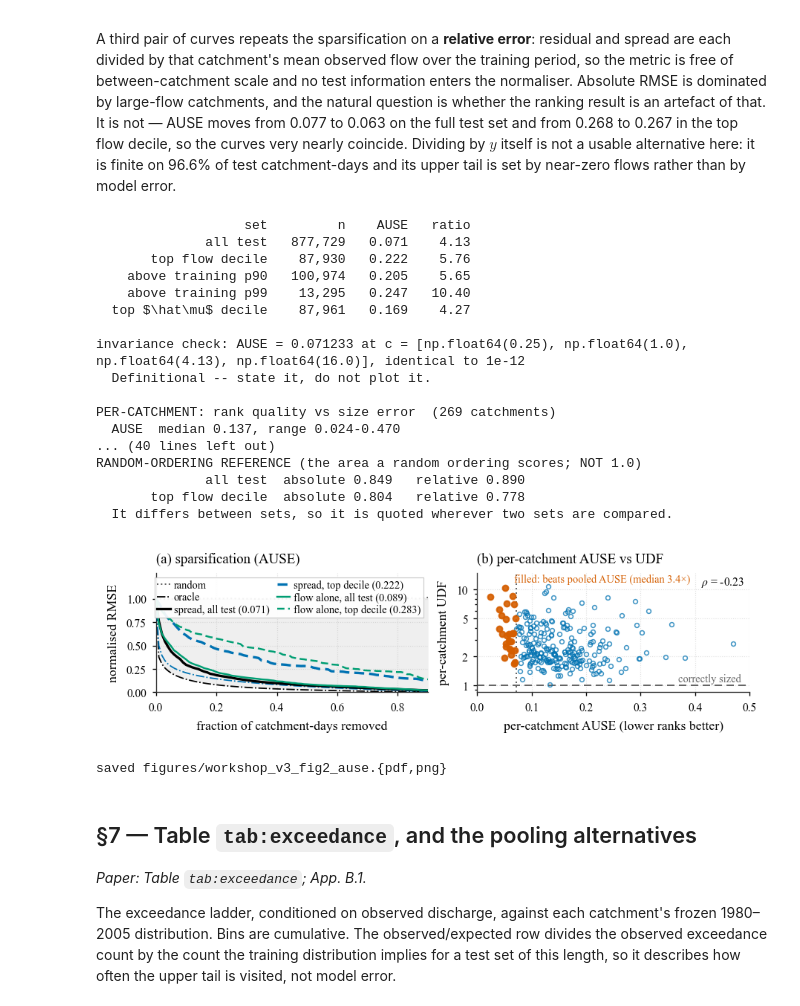
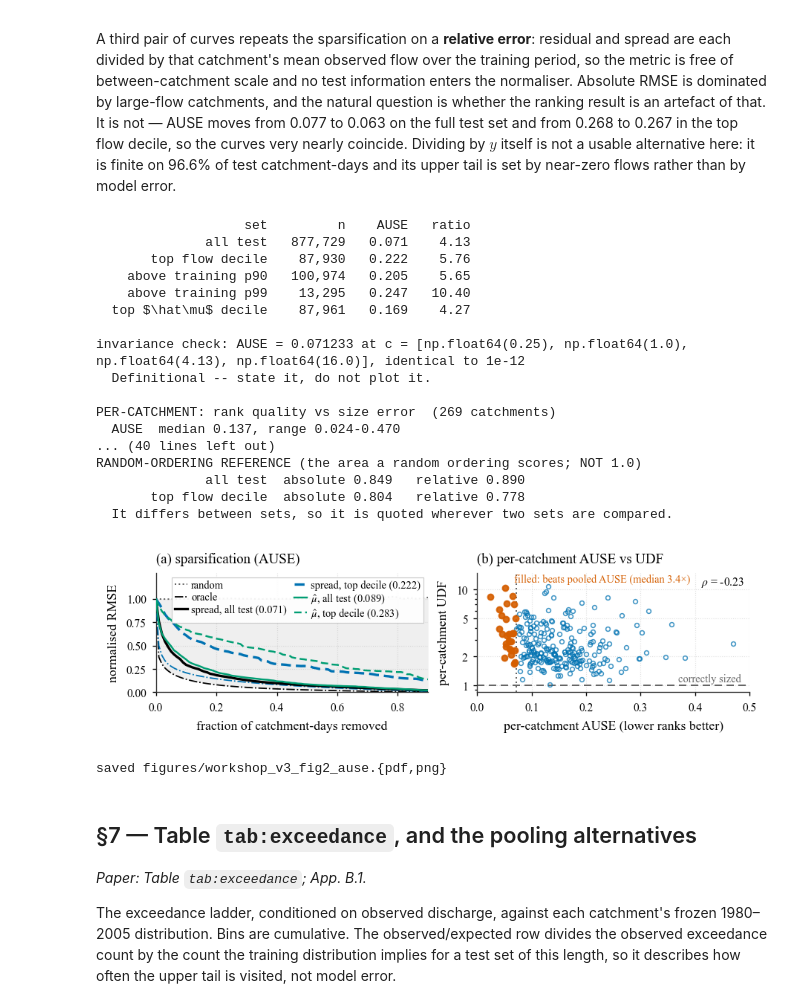
Before and after one commit to justin-gallant/lstm_ensemble_underdispersion, a Jupyter notebook: notebooks/02_workshop_figures.ipynb, the cells around one changed output. Cells and saved outputs as stored; diff of their text form; code cells hidden in the pictures.

Commit message:
Legend fixing

```diff
--- a/notebooks/02_workshop_figures.ipynb
+++ b/notebooks/02_workshop_figures.ipynb
@@ -681,9 +681,9 @@ for _nm, _m in (("all test", SETS["all test"]),
     _af, _cpf, _, _, _ = ause_parts(_m, key=mu)
     AU_FLOW[_nm] = {"ause": float(_af), "curve": _cpf}
 a0.plot(fr, AU_FLOW["all test"]["curve"], "-", color=CG, lw=1.1, zorder=5,
-        label=f"flow alone, all test ({AU_FLOW['all test']['ause']:.3f})")
+        label=r"$\hat\mu$,"f" all test ({AU_FLOW['all test']['ause']:.3f})")
 a0.plot(fr, AU_FLOW["top flow decile"]["curve"], ls=(0, (4, 2)), color=CG, lw=1.1, zorder=5,
-        label=f"flow alone, top decile ({AU_FLOW['top flow decile']['ause']:.3f})")
+        label=r"$\hat\mu$,"f" top decile ({AU_FLOW['top flow decile']['ause']:.3f})")
 # ylim above 1 so the six-entry legend sits in empty space rather than over the steep drop
 a0.set_xlim(0, 0.9); a0.set_ylim(0, 1.28)
 a0.set_xticks([0, 0.2, 0.4, 0.6, 0.8]); a0.set_yticks([0, 0.25, 0.5, 0.75, 1.0])
@@ -770,34 +770,34 @@ for _nm in ("all test", "top flow decile"):
     print(f"{_nm:>22s}  absolute {AU_RAND[_nm]:.3f}   relative "
           f"{AU_REL[_nm]['random_reference']:.3f}")
 print("  It differs between sets, so it is quoted wherever two sets are compared.")
 assert abs(AU_REL["all test"]["ause"] - 0.0598) < 5e-4, AU_REL["all test"]["ause"]
 assert abs(AU_REL["top flow decile"]["ause"] - 0.2091) < 5e-4, AU_REL["top flow decile"]["ause"]
 assert abs(AU_FLOW["all test"]["ause"] - 0.0885) < 5e-4, AU_FLOW["all test"]["ause"]
 assert abs(AU_FLOW["top flow decile"]["ause"] - 0.2831) < 5e-4, AU_FLOW["top flow decile"]["ause"]
 
 fig.savefig(FIG_OUT/"workshop_v3_fig2_ause.pdf")
 fig.savefig(FIG_OUT/"workshop_v3_fig2_ause.png", dpi=400)
 plt.show()
 print("saved figures/workshop_v3_fig2_ause.{pdf,png}")
 # %% [output]
                    set         n    AUSE   ratio
               all test   877,729   0.071    4.13
        top flow decile    87,930   0.222    5.76
     above training p90   100,974   0.205    5.65
     above training p99    13,295   0.247   10.40
   top $\hat\mu$ decile    87,961   0.169    4.27
 
 invariance check: AUSE = 0.071233 at c = [np.float64(0.25), np.float64(1.0), np.float64(4.13), np.float64(16.0)], identical to 1e-12
   Definitional -- state it, do not plot it.
 
 PER-CATCHMENT: rank quality vs size error  (269 catchments)
   AUSE  median 0.137, range 0.024-0.470
 ... (40 lines left out)
 RANDOM-ORDERING REFERENCE (the area a random ordering scores; NOT 1.0)
               all test  absolute 0.849   relative 0.890
        top flow decile  absolute 0.804   relative 0.778
   It differs between sets, so it is quoted wherever two sets are compared.
-[figure, old version]
+[figure, new version]
 saved figures/workshop_v3_fig2_ause.{pdf,png}
 # %% [markdown]
 ## §7 — Table `tab:exceedance`, and the pooling alternatives
```
